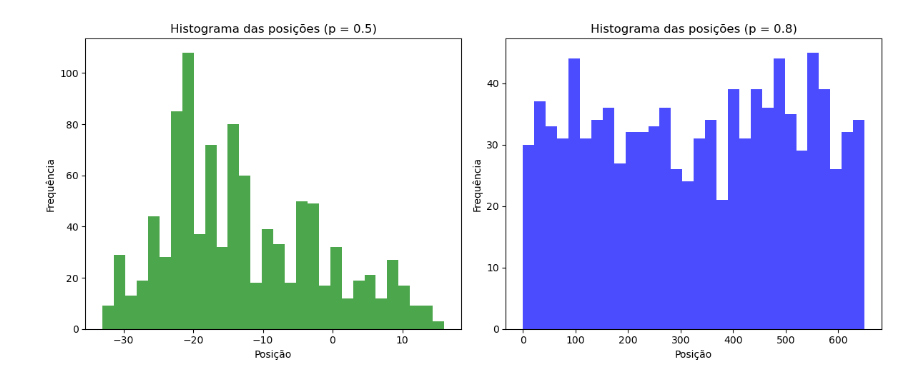
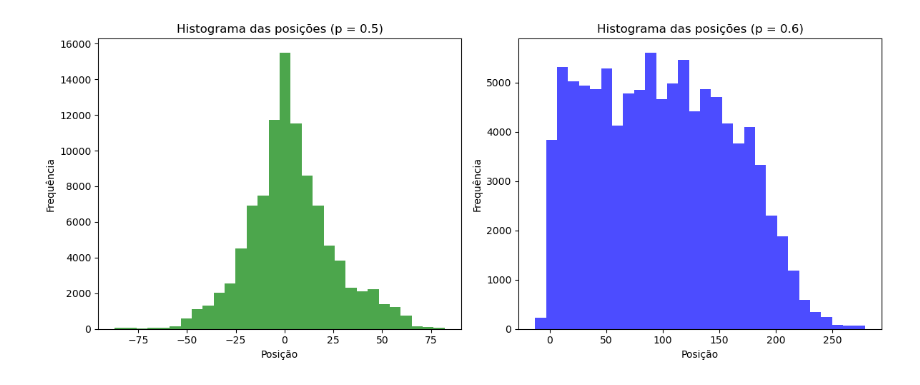
Before and after one commit to JVeloso14/Fisica-computacional-atividades, a Jupyter notebook: atividade 4/atividade_avançada1.ipynb, the cells around one changed output. Cells and saved outputs as stored; diff of their text form; code cells hidden in the pictures.

```diff
--- a/atividade 4/atividade_avançada1.ipynb
+++ b/atividade 4/atividade_avançada1.ipynb
@@ -1,32 +1,33 @@
 # %%
 import numpy as np
 import matplotlib.pyplot as plt
 
 # Carregar os dados
-dados1 = np.load('Dados_passeio_p_0.5.npz')
-dados2 = np.load('Dados_passeio_p_0.8.npz')
+dados = np.load('todas_posicoes_passeio.npz')
 
 # Extrair os valores de posição
-posicoes1 = dados1['valores_posicao']
-posicoes2 = dados2['valores_posicao']
+posicoes_05 = dados['posicoes_p05']
+posicoes_06 = dados['posicoes_p06']
+
+# "Achatar" os arrays para transformá-los em 1D
+posicoes_05_flat = posicoes_05.flatten()
+posicoes_06_flat = posicoes_06.flatten()
 
 plt.figure(figsize=(12, 5))
 
-
 plt.subplot(1, 2, 1)
-plt.hist(posicoes1, bins=30, alpha=0.7, color='green')
+plt.hist(posicoes_05_flat, bins=30, alpha=0.7, color='green')
 plt.xlabel('Posição')
 plt.ylabel('Frequência')
 plt.title('Histograma das posições (p = 0.5)')
 
-
 plt.subplot(1, 2, 2)
-plt.hist(posicoes2, bins=30, alpha=0.7, color='blue')
+plt.hist(posicoes_06_flat, bins=30, alpha=0.7, color='blue')
 plt.xlabel('Posição')
 plt.ylabel('Frequência')
-plt.title('Histograma das posições (p = 0.8)')
+plt.title('Histograma das posições (p = 0.6)')
 
 plt.tight_layout()
 plt.show()
 # %% [output]
-[figure, old version]
+[figure, new version]
```
Also changed, not shown: 3 other files.
